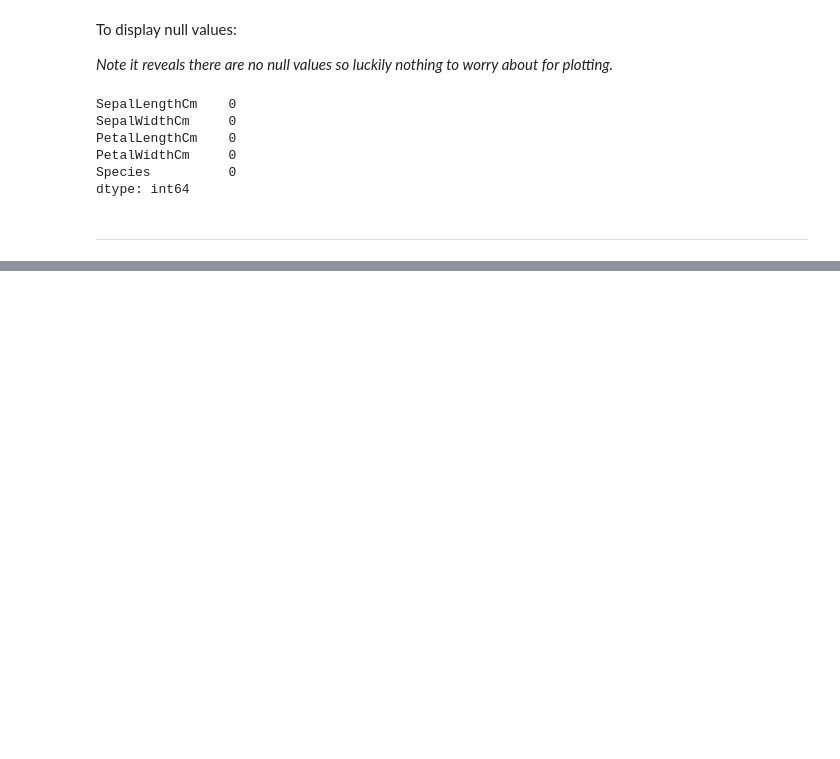
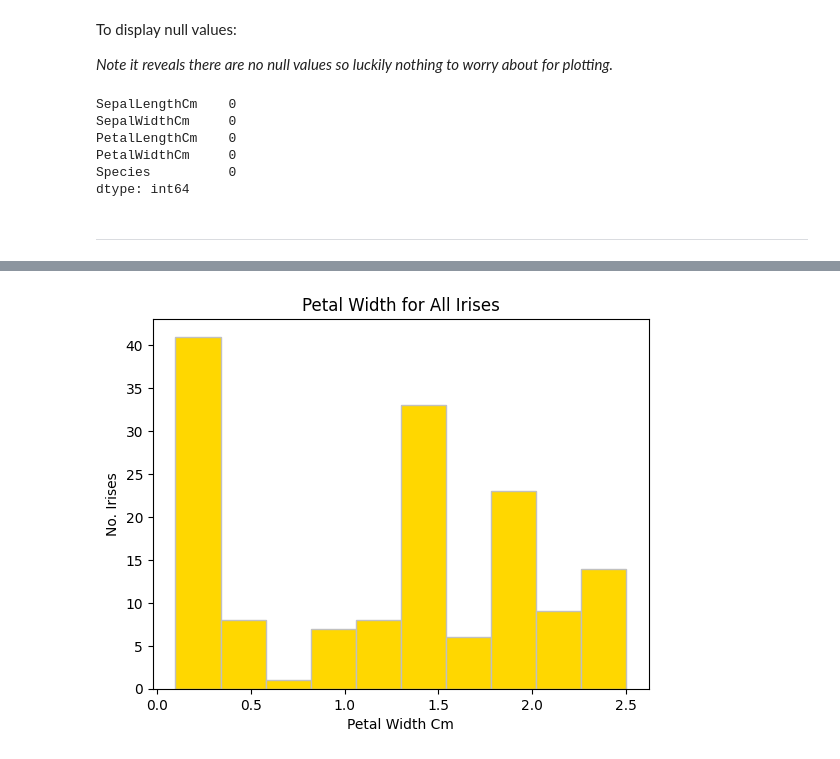
Before and after one commit to PectenMaximus/FDA_1, a Jupyter notebook: FDA1_Notebook.ipynb, the cells around one changed output, grey strips where cells are left out. Cells and saved outputs as stored; diff of their text form; code cells hidden in the pictures; blank space fills up the shorter version.

```diff
--- a/FDA1_Notebook.ipynb
+++ b/FDA1_Notebook.ipynb
@@ -111,0 +148,11 @@ dtype: int64
+# %%
+# Histoogram of petal Width for all irises
+x = np.array(IrisData['PetalWidthCm'])
+plt.title("Petal Width for All Irises", loc = 'center')
+plt.xlabel("Petal Width Cm")
+plt.ylabel("No. Irises")
+
+plt.hist(x, color= 'gold', edgecolor='silver')
+plt.show()
+# %% [output]
+[figure, added]
```
Also changed, not shown: parts of 24 cells of this notebook.
